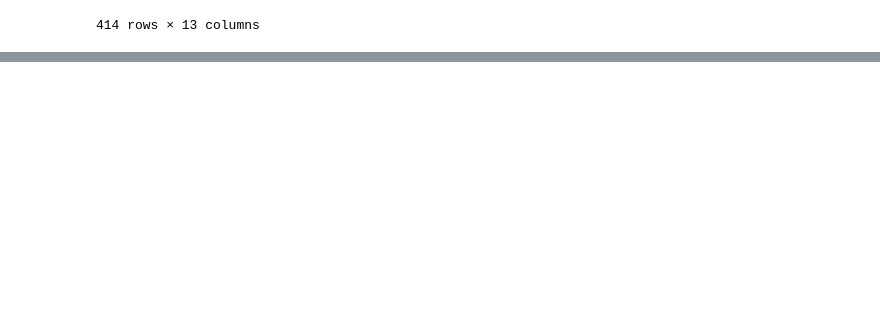
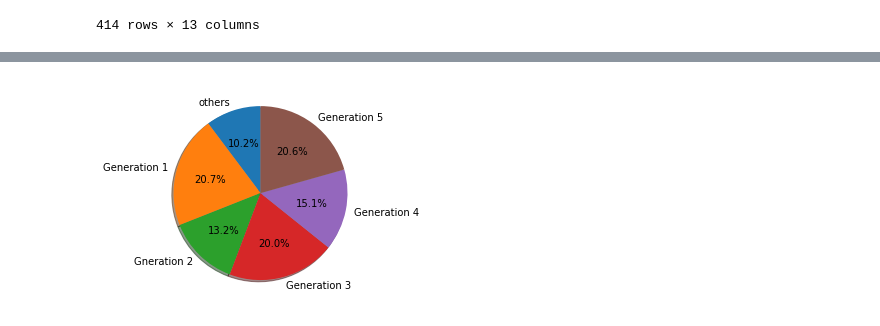
Before and after one commit to Guilhem93/PythonH3, a Jupyter notebook: projet.ipynb, the cells around one changed output, grey strips where cells are left out. Saved outputs shown, nothing was run; the diff lists cells and outputs as text; code cells hidden in the pictures; blank space fills up the shorter version.

```diff
--- a/projet.ipynb
+++ b/projet.ipynb
@@ -95,0 +103,15 @@ graphique = sns.relplot(x="Type 1", y="Attack", data=df.query("Attack > 100")) #
+# %%
+#Graphique 4 :
+ # Ce graphique permet de voir le poucentage des générations pokemons. On remarque qu'ils sont bien répartis.
+Poke_Generation1 = np.sum(df.Generation== 1)
+Poke_Generation2 = np.sum(df.Generation== 2)
+Poke_Generation3 = np.sum(df.Generation== 3)
+Poke_Generation4 = np.sum(df.Generation== 4)
+Poke_Generation5 = np.sum(df.Generation== 5)
+Poke_others = sum(1 for _ in df.Generation)
+Poke_others = Poke_others - Poke_Generation1 - Poke_Generation2 - Poke_Generation3 - Poke_Generation4 - Poke_Generation5
+sizes = [Poke_others, Poke_Generation1, Poke_Generation2, Poke_Generation3, Poke_Generation4, Poke_Generation5]
+labels = 'others', 'Generation 1', 'Generation 2', 'Generation 3', 'Generation 4', 'Generation 5'
+x = plt.pie(sizes, labels=labels, autopct='%1.1f%%', shadow=True, startangle=90)
+# %% [output]
+[figure, added]
```
Also changed, not shown: parts of 10 cells of this notebook.
